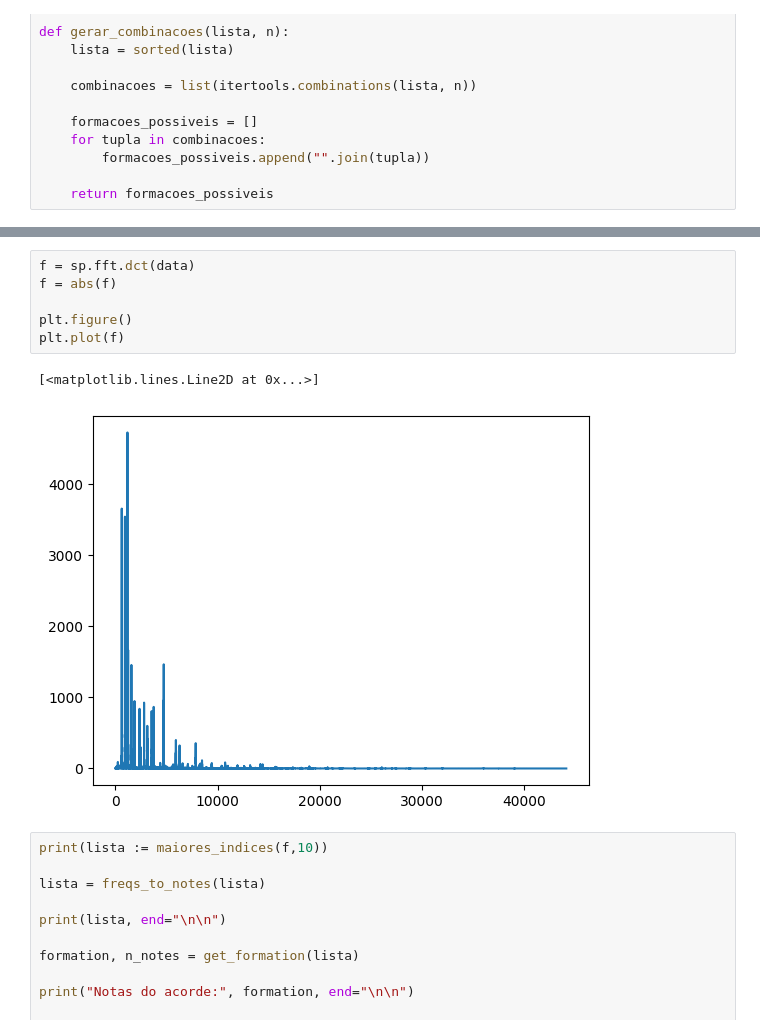
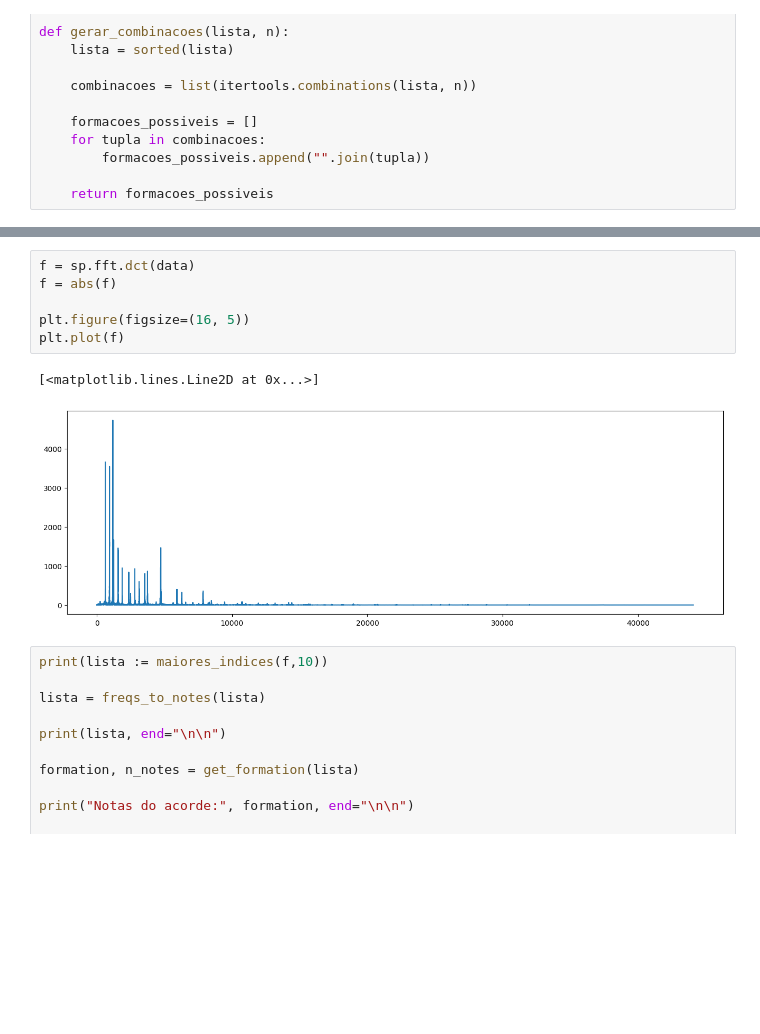
Before and after one commit to RoyCal/Chord-Identifier, a Jupyter notebook: main.ipynb, the cells around one changed output, grey strips where cells are left out. Cells and saved outputs as stored; diff of their text form; blank space fills up the shorter version.

```diff
--- a/main.ipynb
+++ b/main.ipynb
@@ -120,12 +120,12 @@ ld.waveshow(data, sr=fs)
 # %%
 f = sp.fft.dct(data)
 f = abs(f)
 
-plt.figure()
+plt.figure(figsize=(16, 5))
 plt.plot(f)
 # %% [output]
 [<matplotlib.lines.Line2D at 0x...>]
-[figure, old version]
+[figure, new version]
 # %%
 print(lista := maiores_indices(f,10))
 
```
Also changed, not shown: parts of 3 cells of this notebook, 1 other file.
